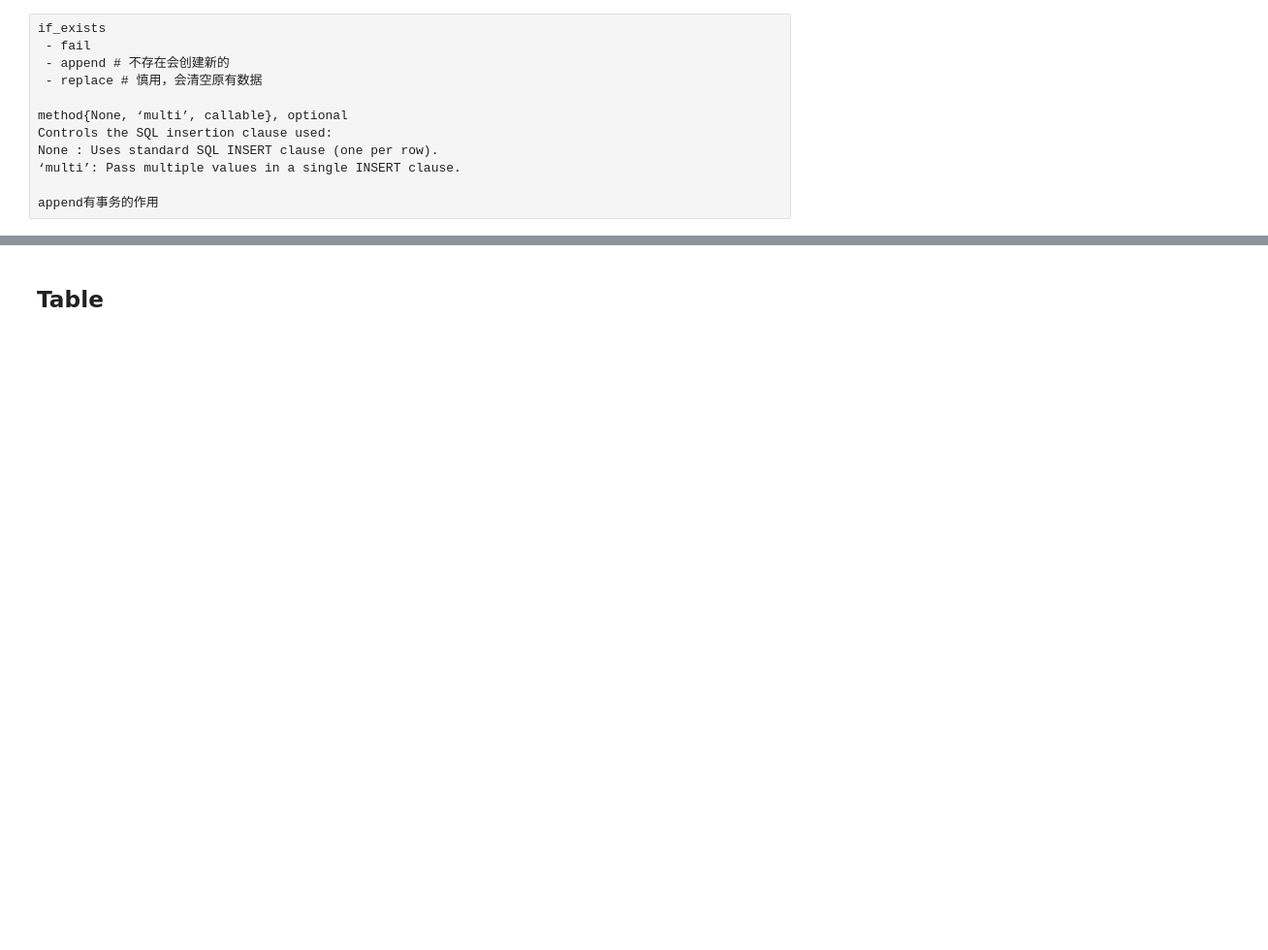
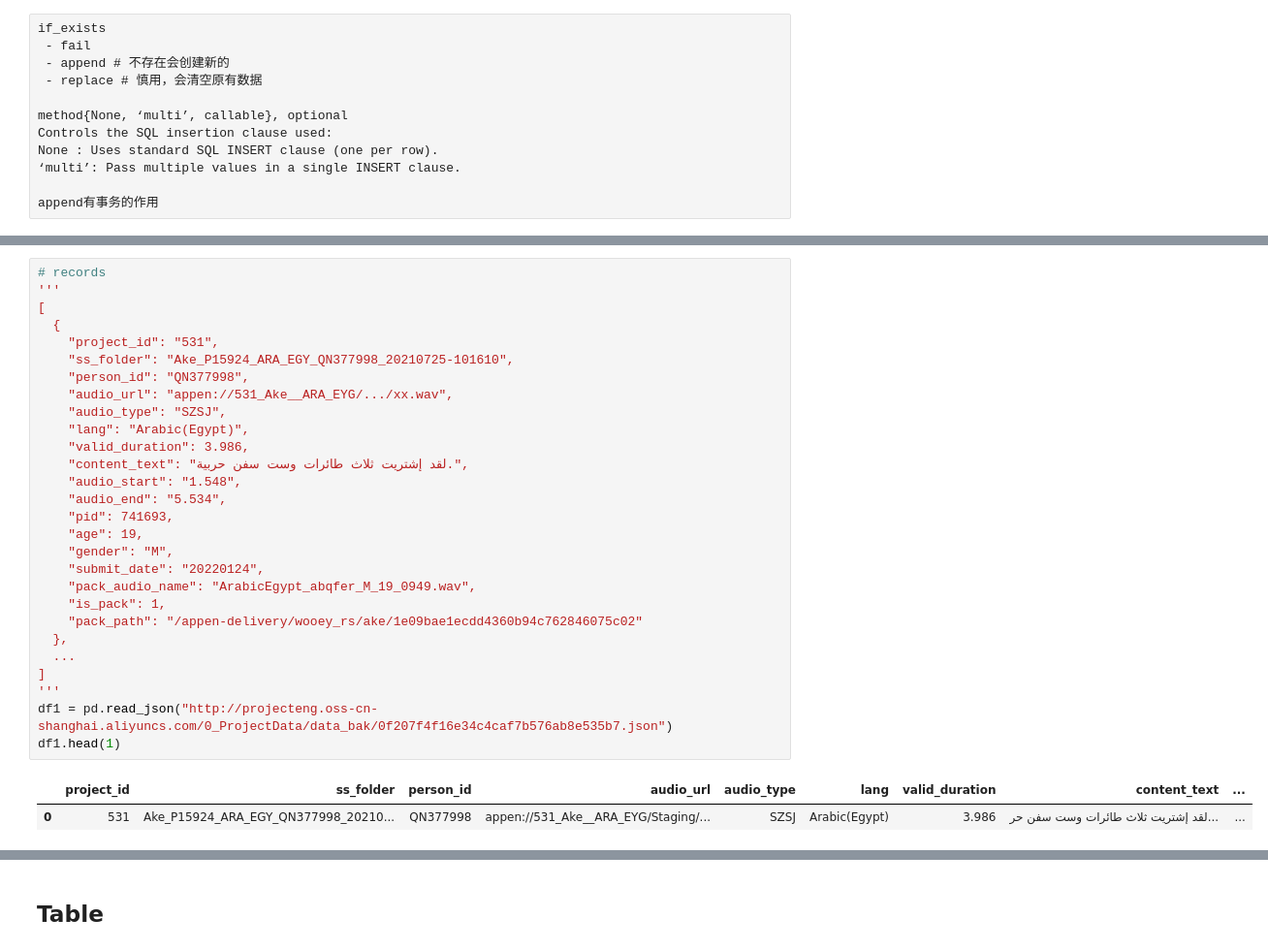
Before and after one commit to yunsansheng/code-notes, a Jupyter notebook: python/KT-pandas.ipynb, the cells around one changed output, grey strips where cells are left out. Shown: that part at 97% size. Saved outputs shown, nothing was run; the diff lists cells and outputs as text; blank space fills up the shorter version.

```diff
--- a/python/KT-pandas.ipynb
+++ b/python/KT-pandas.ipynb
@@ -350,0 +369,31 @@ append有事务的作用
+# %%
+# records
+'''
+[
+  {
+    "project_id": "531",
+    "ss_folder": "Ake_P15924_ARA_EGY_QN377998_20210725-101610",
+    "person_id": "QN377998",
+    "audio_url": "appen://531_Ake__ARA_EYG/.../xx.wav",
+    "audio_type": "SZSJ",
+    "lang": "Arabic(Egypt)",
+    "valid_duration": 3.986,
+    "content_text": "لقد إشتريت ثلاث طائرات وست سفن حربية.",
+    "audio_start": "1.548",
+    "audio_end": "5.534",
+    "pid": 741693,
+    "age": 19,
+    "gender": "M",
+    "submit_date": "20220124",
+    "pack_audio_name": "ArabicEgypt_abqfer_M_19_0949.wav",
+    "is_pack": 1,
+    "pack_path": "/appen-delivery/wooey_rs/ake/1e09bae1ecdd4360b94c762846075c02"
+  },
+  ...
+]
+'''
+df1 = pd.read_json("http://projecteng.oss-cn-shanghai.aliyuncs.com/0_ProjectData/data_bak/0f207f4f16e34c4caf7b576ab8e535b7.json")
+df1.head(1)
+# %% [output]
+|  | project_id | ss_folder | person_id | audio_url | audio_type | lang | valid_duration | content_text | ... |
+| 0 | 531 | Ake_P15924_ARA_EGY_QN377998_20210... | QN377998 | appen://531_Ake__ARA_EYG/Staging/... | SZSJ | Arabic(Egypt) | 3.986 | لقد إشتريت ثلاث طائرات وست سفن حر... | ... |
```
Also changed, not shown: parts of 10 cells of this notebook.
